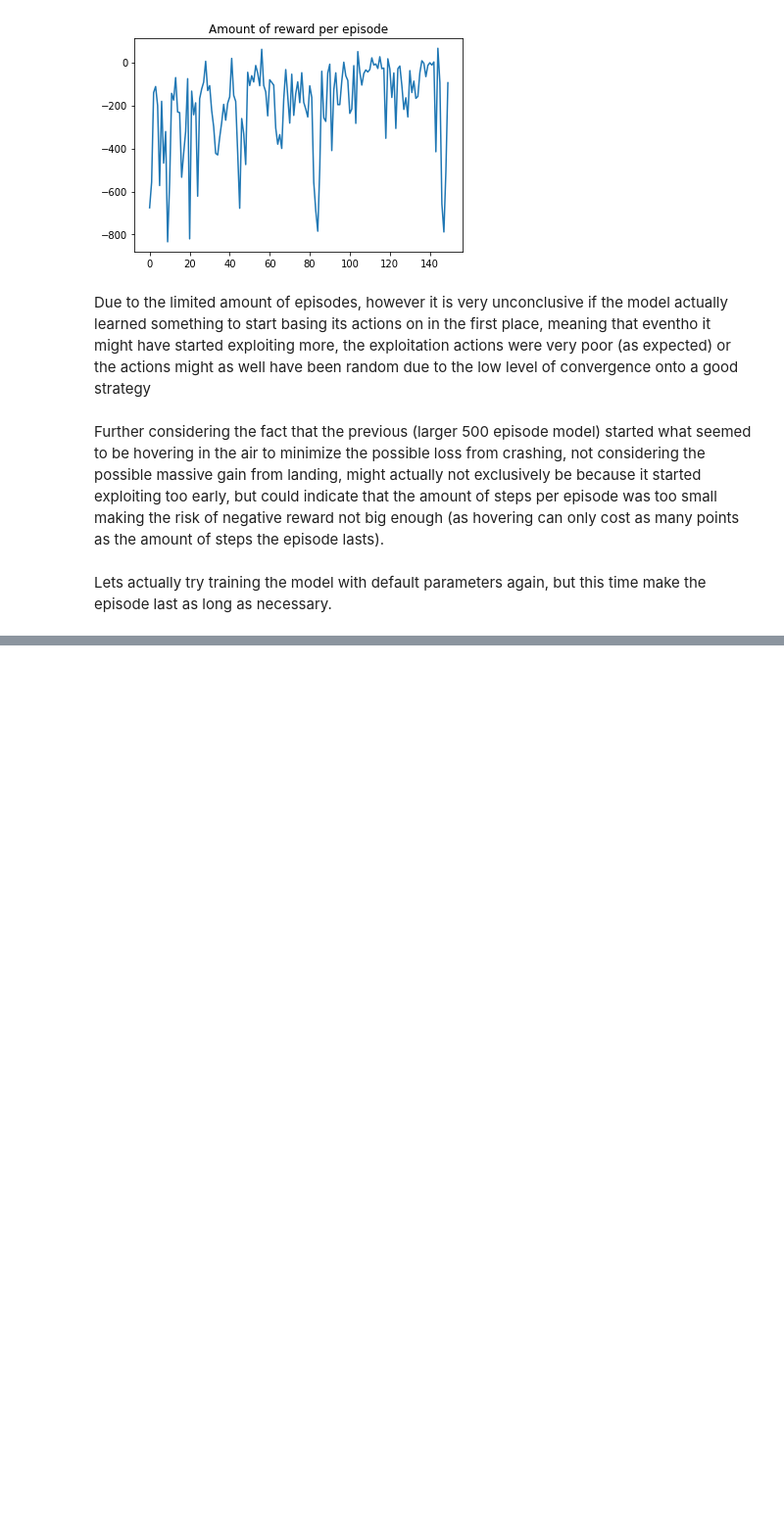
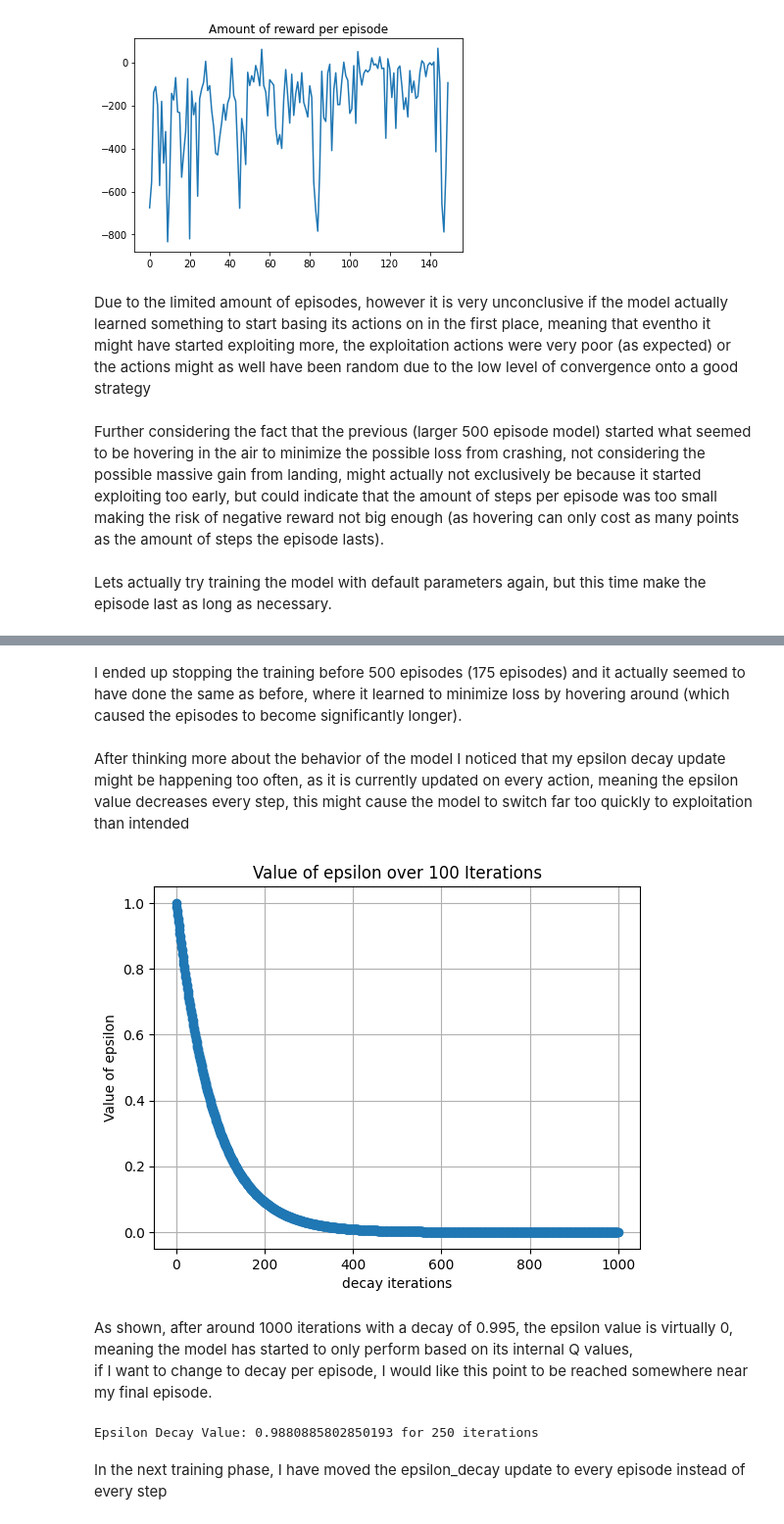
Before and after one commit to Thomas-Molen/FHICT-S7-AI, a Jupyter notebook: ReinforcementLearning/RLExploration.ipynb, the cells around one changed output, grey strips where cells are left out. Shown: that part at 98% size. Saved outputs shown, nothing was run; the diff lists cells and outputs as text; code cells hidden in the pictures; blank space fills up the shorter version.

```diff
--- a/ReinforcementLearning/RLExploration.ipynb
+++ b/ReinforcementLearning/RLExploration.ipynb
@@ -626,0 +623,45 @@ endless_steps_total, endless_rewards_total, endless_debug = LunarLanderRapidTrai
+# %% [markdown]
+I ended up stopping the training before 500 episodes (175 episodes) and it actually seemed to have done the same as before, where it learned to minimize loss by hovering around (which caused the episodes to become significantly longer).
+# %% [markdown]
+After thinking more about the behavior of the model I noticed that my epsilon decay update might be happening too often, as it is currently updated on every action, meaning the epsilon value decreases every step, this might cause the model to switch far too quickly to exploitation than intended
+# %%
+import matplotlib.pyplot as plt
+
+epsilon = 1
+iterations = 1000
+epsilon_values = [epsilon]
+
+for i in range(iterations):
+    epsilon *= 0.9880885802850193
+    epsilon_values.append(epsilon)
+
+iteration_numbers = list(range(iterations + 1))
+
+plt.plot(iteration_numbers, epsilon_values, marker='o', linestyle='-')
+
+plt.xlabel("decay iterations")
+plt.ylabel("Value of epsilon")
+plt.title("Value of epsilon over 100 Iterations")
+
+plt.grid(True)
+plt.show()
+# %% [output]
+[figure, added]
+# %% [markdown]
+As shown, after around 1000 iterations with a decay of 0.995, the epsilon value is virtually 0, meaning the model has started to only perform based on its internal Q values,
+if I want to change to decay per episode, I would like this point to be reached somewhere near my final episode.
+# %%
+# Desired final value for epsilon
+final_epsilon = 0.05
+
+# Number of iterations to reach the final value
+iterations = 250
+
+# Calculate epsilon_decay
+epsilon_decay = (final_epsilon / 1) ** (1 / iterations)
+
+print("Epsilon Decay Value:", epsilon_decay, "for", iterations, "iterations")
+# %% [output]
+Epsilon Decay Value: 0.9880885802850193 for 250 iterations
+# %% [markdown]
+In the next training phase, I have moved the epsilon_decay update to every episode instead of every step
```
Also changed, not shown: parts of 10 cells of this notebook, 11 other files.
